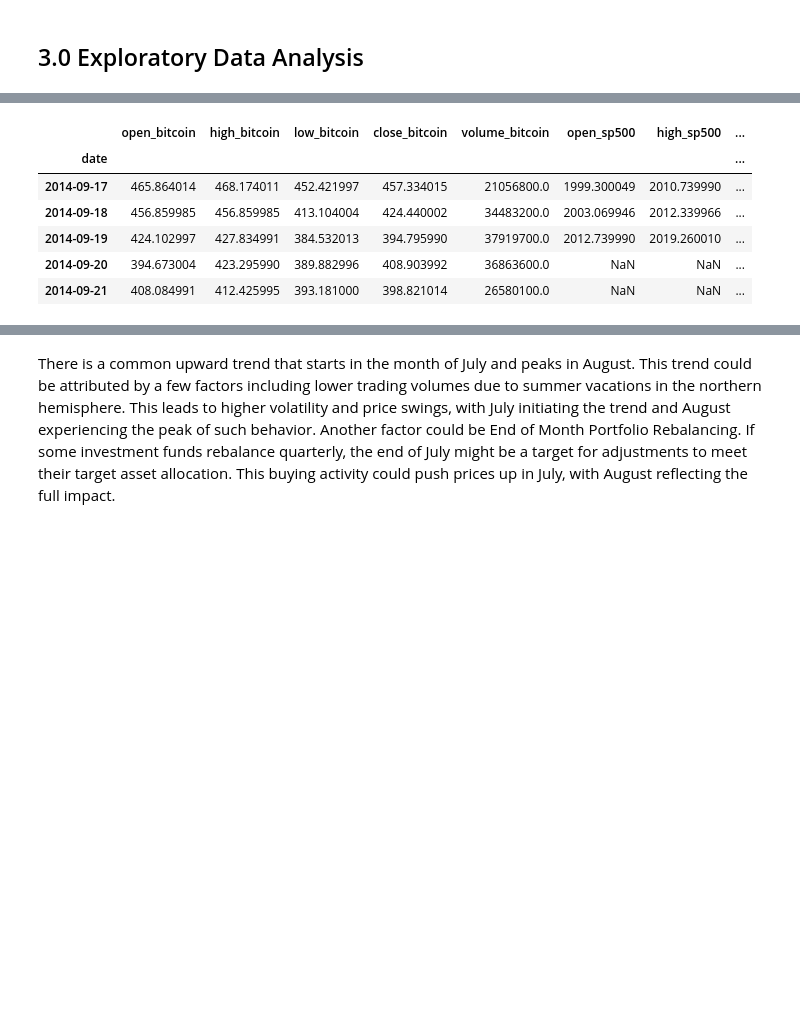
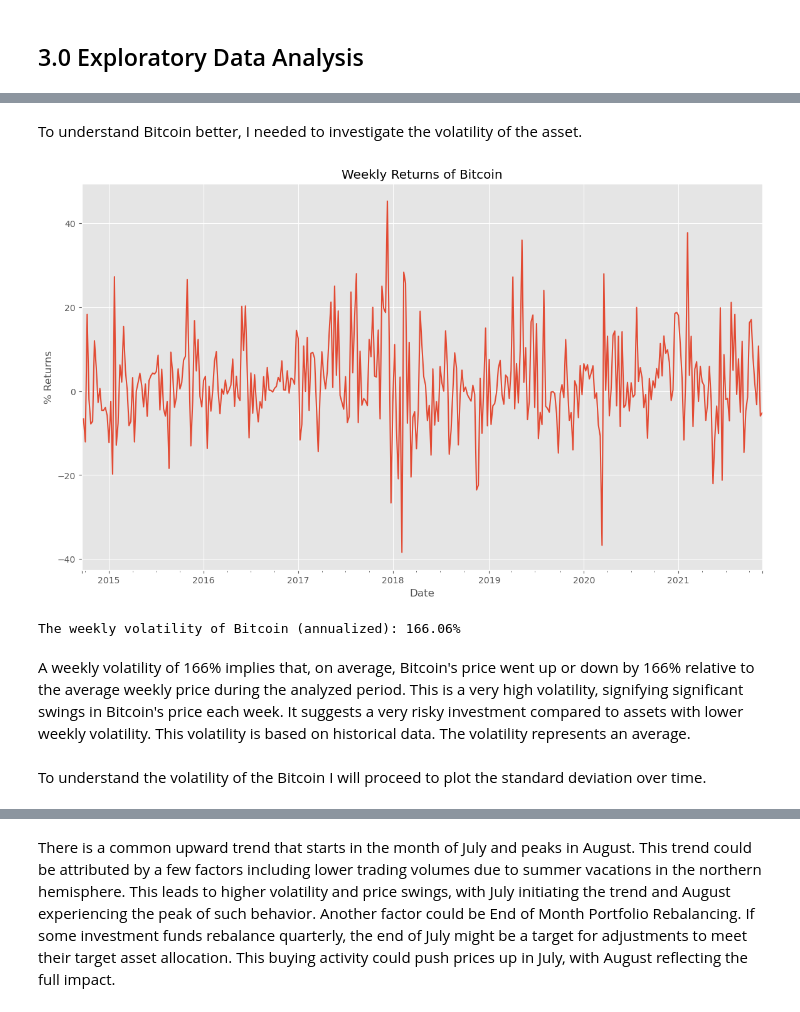
Before and after one commit to coolname101/bitcoin-stock-portfolio, a Jupyter notebook: notebooks/report_notebook.ipynb, the cells around one changed output, grey strips where cells are left out. Cells and saved outputs as stored; diff of their text form; code cells hidden in the pictures; blank space fills up the shorter version.

```diff
--- a/notebooks/report_notebook.ipynb
+++ b/notebooks/report_notebook.ipynb
@@ -201,16 +201,25 @@ Bitcoin price gained its momentum first at the year end 2017 when the price peak
 # %% [markdown]
 In John Edwards' article (2024) he mentions that in 2020, the economy shut down due to the COVID-19 pandemic. He proceeds to explain how Bitcoin's price burst into action once again. The cryptocurrency opened the year at $7,161. The pandemic shutdown and subsequent government policies fed investors' fears about the global economy and accelerated Bitcoin's rise.
 At the close on Nov. 23, Bitcoin was trading for $18,383. Bitcoin's price closed at $28,993 on Dec. 31, 2020, increasing 416% from the start of that year.
-# %%
-#Merging all dataframes into one for easier analysis
-df = bitcoin.merge(sp500, how='left', on='date', suffixes=['_bitcoin', '_sp500'])
-df = df.merge(gold_cpi, how='left', on='date')
-df.head()
-# %% [output]
-|  | open_bitcoin | high_bitcoin | low_bitcoin | close_bitcoin | volume_bitcoin | open_sp500 | high_sp500 | ... |
-| date |  |  |  |  |  |  |  | ... |
-| 2014-09-17 | 465.864014 | 468.174011 | 452.421997 | 457.334015 | 21056800.0 | 1999.300049 | 2010.739990 | ... |
-| 2014-09-18 | 456.859985 | 456.859985 | 413.104004 | 424.440002 | 34483200.0 | 2003.069946 | 2012.339966 | ... |
-| 2014-09-19 | 424.102997 | 427.834991 | 384.532013 | 394.795990 | 37919700.0 | 2012.739990 | 2019.260010 | ... |
-| 2014-09-20 | 394.673004 | 423.295990 | 389.882996 | 408.903992 | 36863600.0 | NaN | NaN | ... |
-| 2014-09-21 | 408.084991 | 412.425995 | 393.181000 | 398.821014 | 26580100.0 | NaN | NaN | ... |
+# %% [markdown]
+To understand Bitcoin better, I needed to investigate the volatility of the asset.
+# %%
+btc_weekly_prices = bitcoin.resample("W-MON")['close'].last()
+btc_weekly_returns = btc_weekly_prices.pct_change() * 100
+btc_weekly_returns.plot(figsize=(14,8))
+plt.title('Weekly Returns of Bitcoin')
+plt.xlabel('Date')
+plt.ylabel('% Returns')
+plt.show()
+# %% [output]
+[figure, added]
+# %%
+# Calculating weekly volatility
+weekly_volatility = btc_weekly_returns.std() * np.sqrt(252) # Annualizing for comparison
+print(f"The weekly volatility of Bitcoin (annualized): {weekly_volatility:.2f}%")
+# %% [output]
+The weekly volatility of Bitcoin (annualized): 166.06%
+# %% [markdown]
+A weekly volatility of 166% implies that, on average, Bitcoin's price went up or down by 166% relative to the average weekly price during the analyzed period. This is a very high volatility, signifying significant swings in Bitcoin's price each week. It suggests a very risky investment compared to assets with lower weekly volatility. This volatility is based on historical data. The volatility represents an average.
+# %% [markdown]
+To understand the volatility of the Bitcoin I will proceed to plot the standard deviation over time.
```
Also changed, not shown: parts of 49 cells of this notebook.
